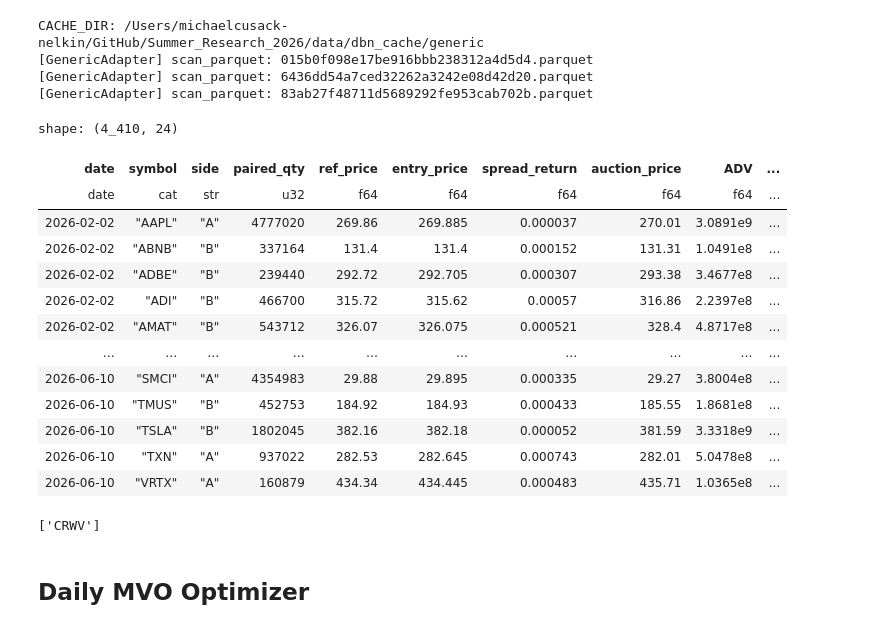
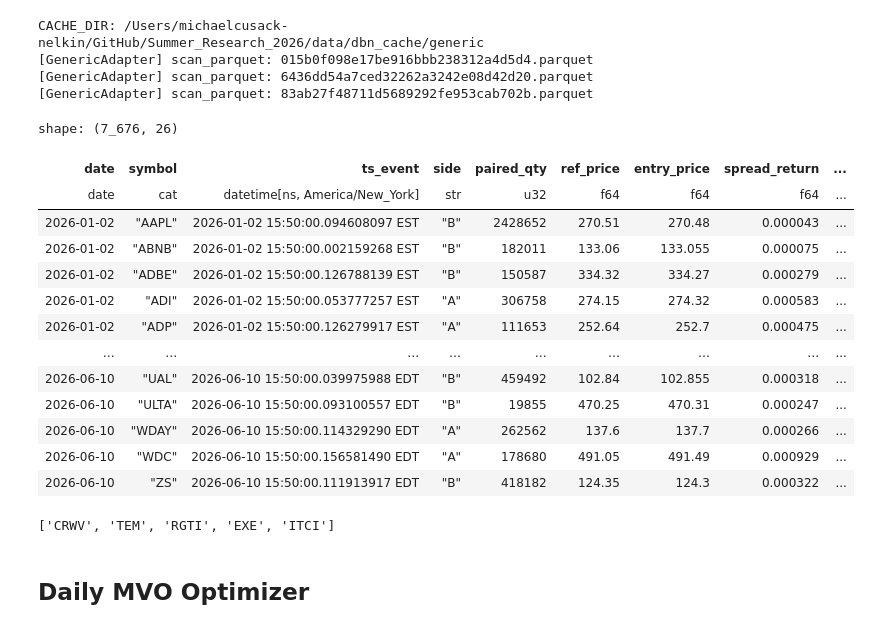
Before and after one commit to MichaelCusackNelkin/Summer_Research_2026, a Jupyter notebook: optimizer/optimal_portfolio.ipynb, the cells around one changed output. Drawn from its saved outputs; the diff is of its cells as text; code cells hidden in the pictures.

```diff
--- a/optimizer/optimal_portfolio.ipynb
+++ b/optimizer/optimal_portfolio.ipynb
@@ -30,7 +30,7 @@ print(f"CACHE_DIR: {CACHE_DIR}")
 
 with open("../universe.txt", "r") as f:
     UNIVERSE = [line.strip() for line in f]
-with open("../top_50_universe.txt", "r") as f:
+with open("../top_100_universe.txt", "r") as f:
     ACTIVE_SET = [line.strip() for line in f]
 START = "2025-06-11"
 END = "2026-06-11"
@@ -111,6 +111,26 @@ avg_daily_dollar_volume = (
     .collect(engine="streaming")
 )
 
+# Causal per-(date, symbol) daily volatility: EWMA of squared daily returns, SHIFTED 1 day (uses only
+# past info) -- same causal recipe as ADV.  sigma_{i,d} = sqrt( EWMA(day_ret^2) )_{d-1}, day close = last mid.
+daily_vol = (
+    df_trades
+    .with_columns(
+        pl.col("ts_event").dt.date().alias("date"),
+        ((pl.col("ask_px_00") + pl.col("bid_px_00")) / 2).alias("mid"),
+    )
+    .filter(pl.col('ts_event').dt.time().is_between(pl.time(9,30), pl.time(16,0)))
+    .group_by(["date", "symbol"], maintain_order=True)
+    .agg(pl.col("mid").last().alias("close"))
+    .sort(["date", "symbol"])
+    .with_columns(pl.col("close").pct_change().over("symbol").alias("day_ret"))
+    .with_columns(
+        pl.col("day_ret").pow(2).ewm_mean(span=10, adjust=True).shift(1).over("symbol").sqrt().alias("vol")
+    )
+    .select(["date", "symbol", "vol"])
+    .collect(engine="streaming")
+)
+
 auction = (
     df_stats
     .with_columns(
@@ -125,13 +145,16 @@ close_trades = (
     df_trades
     .with_columns(
         pl.col("ts_event").dt.date().alias("date"),
-        ((pl.col("ask_px_00") - pl.col("bid_px_00")) / ((pl.col("ask_px_00") + pl.col("bid_px_00")) / 2)).alias("spread_return"),
         ((pl.col("ask_px_00") + pl.col("bid_px_00")) / 2).alias("mid")
     )
-    .filter(pl.col("ts_event").dt.time().is_between(pl.time(15,45,00), pl.time(15,50,00)))
+    .with_columns(
+        ((pl.col("ask_px_00") - pl.col("bid_px_00")) / pl.col("mid")).alias("spread_return")
+    )
+    .filter(pl.col("ts_event").dt.time().is_between(pl.time(15,49,55), pl.time(15,50,00)))
     .group_by(["date", "symbol"], maintain_order=True)
     .agg(
-        pl.col(["mid", "spread_return"]).last()
+        pl.col(["mid"]).last(),
+        pl.col(["spread_return"]).mean()
     )
     .rename({"mid":"entry_price"})
     .collect(engine="streaming")
@@ -152,11 +175,11 @@ recent_return = (
 
 imb_print = (
     df_imbalance
-    .filter(pl.col("ts_event").dt.time() >= pl.time(15,50))
+    .filter(pl.col("ts_event").dt.time().is_between(pl.time(15,50,00), pl.time(15,50,5)))
     .with_columns(pl.col("ts_event").dt.date().alias("date"))
     .group_by(["date", "symbol"], maintain_order=True)
     .agg(
-        pl.col(["side", "total_imbalance_qty", "paired_qty", "ref_price"]).first()
+        pl.col(["ts_event", "side", "total_imbalance_qty", "paired_qty", "ref_price"]).first()
     )
     .collect(engine="streaming")
 )
@@ -166,6 +189,7 @@ data = (
     .join(close_trades, on=["date", "symbol"])
     .join(auction, on=["date", "symbol"])
     .join(avg_daily_dollar_volume, on=["date", "symbol"])
+    .join(daily_vol, on=["date", "symbol"])
     .join(recent_return, on=["date", "symbol"])
     .sort(["date", "symbol"])
     .with_columns(
@@ -188,52 +212,52 @@ data = (
         (
             (pl.col("paired_dollars") / pl.col("ADV"))
         ).alias("auction_dollar_volume_ratio"),
         (
             pl.when(pl.col("paired_dollars") != 0).then(pl.col("signed_dollar_imbalance") / pl.col("paired_dollars"))
             .otherwise(0)
         ).alias("net_signed_imb"),
         (
             (pl.col("auction_price") - pl.col("entry_price")) / pl.col("entry_price")
         ).alias("return_to_close")
     )
     .with_columns(
         (pl.col("return_to_close") - pl.col("return_to_close").mean().over("date")).alias("close_return_xm"),
         (pl.col("recent_return") - pl.col("recent_return").mean().over("date")).alias("recent_return_xm"),
         (pl.col("auction_dollar_volume_ratio") - pl.col("auction_dollar_volume_ratio").mean().over("date")).alias("auction_dollar_volume_ratio_xm"),
         (
             ((pl.col("net_signed_imb").rank().over(pl.col("date")) - pl.col("net_signed_imb").rank().min().over(pl.col("date")))
              / (pl.col("net_signed_imb").rank().max().over(pl.col("date")) - pl.col("net_signed_imb").rank().min().over(pl.col("date"))))
              * 2 - 1
         ).alias("norm_rank_net_imb"),
     )
     .with_columns(
         (pl.col("norm_rank_net_imb") * pl.col("recent_return_xm")).alias("norm_rank_net_x_recent_xm"),
         (pl.col("auction_dollar_volume_ratio_xm") * pl.col("norm_rank_net_imb")).alias("norm_rank_net_x_auction"),
         (pl.col("auction_dollar_volume_ratio_xm") * pl.col("recent_return_xm")).alias("auction_x_recent_xm")
     )
 )
 
-test_data = data.filter(pl.col("date").is_between(pl.date(2026,2,1), pl.date(2026,6,11), closed="both"))
+test_data = data.filter(pl.col("date").is_between(pl.date(2026,1,1), pl.date(2026,6,11), closed="both"))
 test_data
 # %% [output]
-shape: (4_410, 24)
+shape: (7_676, 26)
-| date | symbol | side | paired_qty | ref_price | entry_price | spread_return | auction_price | ADV | ... |
-| date | cat | str | u32 | f64 | f64 | f64 | f64 | f64 | ... |
-| 2026-02-02 | "AAPL" | "A" | 4777020 | 269.86 | 269.885 | 0.000037 | 270.01 | 3.0891e9 | ... |
-| 2026-02-02 | "ABNB" | "B" | 337164 | 131.4 | 131.4 | 0.000152 | 131.31 | 1.0491e8 | ... |
-| 2026-02-02 | "ADBE" | "B" | 239440 | 292.72 | 292.705 | 0.000307 | 293.38 | 3.4677e8 | ... |
-| 2026-02-02 | "ADI" | "B" | 466700 | 315.72 | 315.62 | 0.00057 | 316.86 | 2.2397e8 | ... |
-| 2026-02-02 | "AMAT" | "B" | 543712 | 326.07 | 326.075 | 0.000521 | 328.4 | 4.8717e8 | ... |
-| … | … | … | … | … | … | … | … | … | ... |
-| 2026-06-10 | "SMCI" | "A" | 4354983 | 29.88 | 29.895 | 0.000335 | 29.27 | 3.8004e8 | ... |
-| 2026-06-10 | "TMUS" | "B" | 452753 | 184.92 | 184.93 | 0.000433 | 185.55 | 1.8681e8 | ... |
-| 2026-06-10 | "TSLA" | "B" | 1802045 | 382.16 | 382.18 | 0.000052 | 381.59 | 3.3318e9 | ... |
-| 2026-06-10 | "TXN" | "A" | 937022 | 282.53 | 282.645 | 0.000743 | 282.01 | 5.0478e8 | ... |
-| 2026-06-10 | "VRTX" | "A" | 160879 | 434.34 | 434.445 | 0.000483 | 435.71 | 1.0365e8 | ... |
+| date | symbol | ts_event | side | paired_qty | ref_price | entry_price | spread_return | ... |
+| date | cat | datetime[ns, America/New_York] | str | u32 | f64 | f64 | f64 | ... |
+| 2026-01-02 | "AAPL" | 2026-01-02 15:50:00.094608097 EST | "B" | 2428652 | 270.51 | 270.48 | 0.000043 | ... |
+| 2026-01-02 | "ABNB" | 2026-01-02 15:50:00.002159268 EST | "B" | 182011 | 133.06 | 133.055 | 0.000075 | ... |
+| 2026-01-02 | "ADBE" | 2026-01-02 15:50:00.126788139 EST | "B" | 150587 | 334.32 | 334.27 | 0.000279 | ... |
+| 2026-01-02 | "ADI" | 2026-01-02 15:50:00.053777257 EST | "A" | 306758 | 274.15 | 274.32 | 0.000583 | ... |
+| 2026-01-02 | "ADP" | 2026-01-02 15:50:00.126279917 EST | "A" | 111653 | 252.64 | 252.7 | 0.000475 | ... |
+| … | … | … | … | … | … | … | … | ... |
+| 2026-06-10 | "UAL" | 2026-06-10 15:50:00.039975988 EDT | "B" | 459492 | 102.84 | 102.855 | 0.000318 | ... |
+| 2026-06-10 | "ULTA" | 2026-06-10 15:50:00.093100557 EDT | "B" | 19855 | 470.25 | 470.31 | 0.000247 | ... |
+| 2026-06-10 | "WDAY" | 2026-06-10 15:50:00.114329290 EDT | "A" | 262562 | 137.6 | 137.7 | 0.000266 | ... |
+| 2026-06-10 | "WDC" | 2026-06-10 15:50:00.156581490 EDT | "A" | 178680 | 491.05 | 491.49 | 0.000929 | ... |
+| 2026-06-10 | "ZS" | 2026-06-10 15:50:00.111913917 EDT | "B" | 418182 | 124.35 | 124.3 | 0.000322 | ... |
 # %%
 [s for s in ACTIVE_SET if s not in test_data.select("symbol").unique().to_numpy()]
 # %% [output]
-['CRWV']
+['CRWV', 'TEM', 'RGTI', 'EXE', 'ITCI']
 # %% [markdown]
 ## Daily MVO Optimizer
 # %%
```
Also changed, not shown: parts of 13 cells of this notebook, 50 other files.
